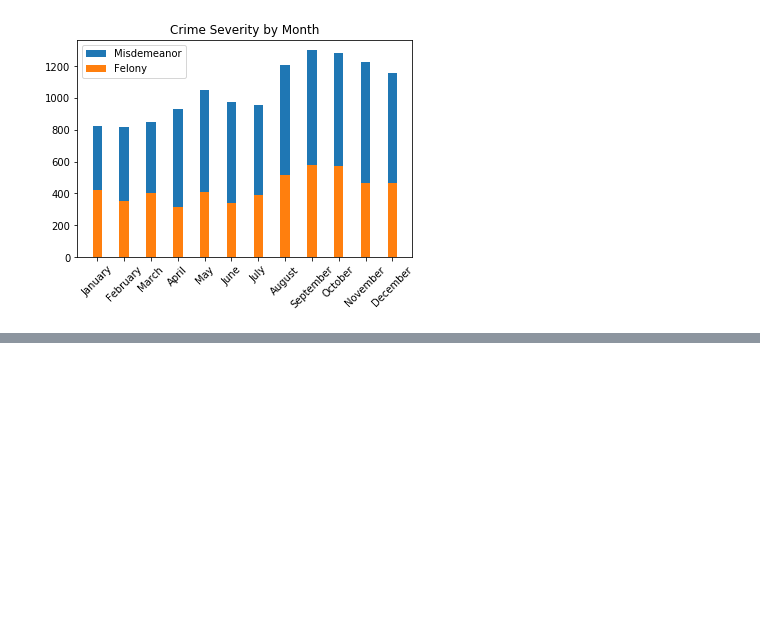
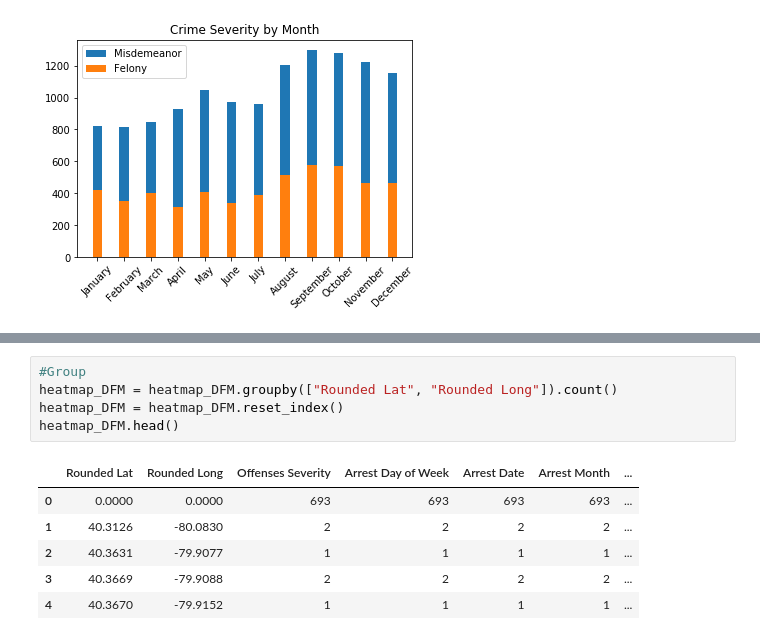
Before and after one commit to Emaway/Group-Project-1, a Jupyter notebook: plots.ipynb, the cells around one changed output, grey strips where cells are left out. Drawn from its saved outputs; the diff is of its cells as text; blank space fills up the shorter version.

```diff
--- a/plots.ipynb
+++ b/plots.ipynb
@@ -336,0 +424,12 @@ plt.savefig("Plots/crime_severity_by_month.png")
+# %%
+#Group
+heatmap_DFM = heatmap_DFM.groupby(["Rounded Lat", "Rounded Long"]).count()
+heatmap_DFM = heatmap_DFM.reset_index()
+heatmap_DFM.head()
+# %% [output]
+|  | Rounded Lat | Rounded Long | Offenses Severity | Arrest Day of Week | Arrest Date | Arrest Month | ... |
+| 0 | 0.0000 | 0.0000 | 693 | 693 | 693 | 693 | ... |
+| 1 | 40.3126 | -80.0830 | 2 | 2 | 2 | 2 | ... |
+| 2 | 40.3631 | -79.9077 | 1 | 1 | 1 | 1 | ... |
+| 3 | 40.3669 | -79.9088 | 2 | 2 | 2 | 2 | ... |
+| 4 | 40.3670 | -79.9152 | 1 | 1 | 1 | 1 | ... |
```
Also changed, not shown: parts of 13 cells of this notebook.
